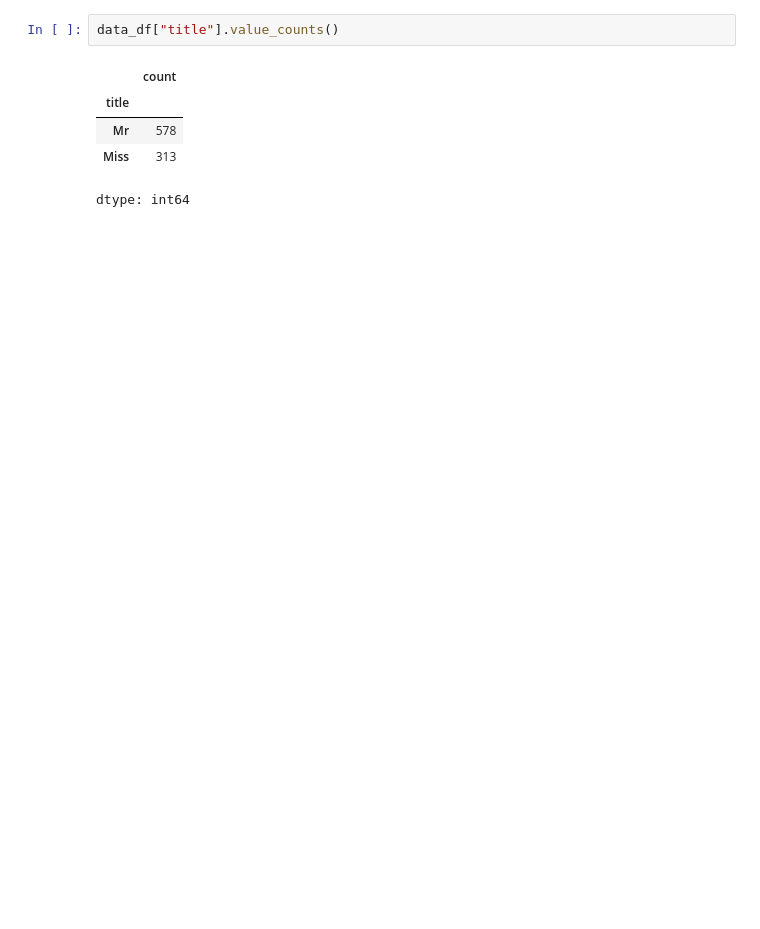
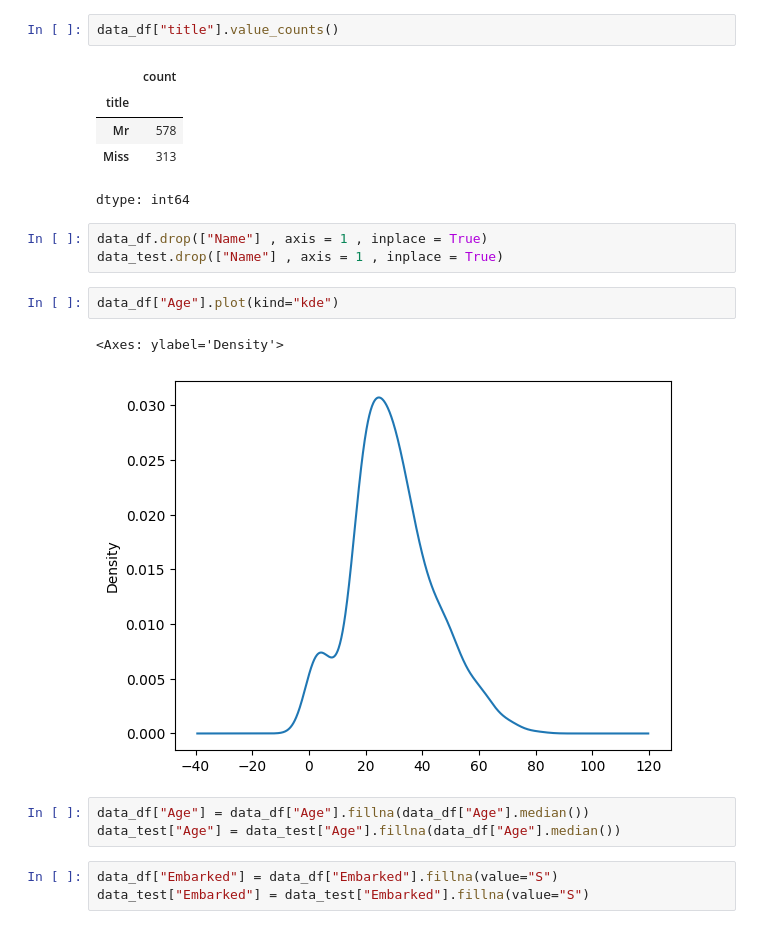
Before and after one commit to Vishalkumar800/Titanic-Dataset-Cleaning-and-EDA-, a Jupyter notebook: complete_titanic_model_ai.ipynb, the cells around one changed output. Cells and saved outputs as stored; diff of their text form; blank space fills up the shorter version.

```diff
--- a/complete_titanic_model_ai.ipynb
+++ b/complete_titanic_model_ai.ipynb
@@ -262,3 +273,17 @@ data_df["title"].value_counts()
 | Mr | 578 |
 | Miss | 313 |
 dtype: int64
+# %%
+data_df.drop(["Name"] , axis = 1 , inplace = True)
+data_test.drop(["Name"] , axis = 1 , inplace = True)
+# %%
+data_df["Age"].plot(kind="kde")
+# %% [output]
+<Axes: ylabel='Density'>
+[figure, added]
+# %%
+data_df["Age"] = data_df["Age"].fillna(data_df["Age"].median())
+data_test["Age"] = data_test["Age"].fillna(data_df["Age"].median())
+# %%
+data_df["Embarked"] = data_df["Embarked"].fillna(value="S")
+data_test["Embarked"] = data_test["Embarked"].fillna(value="S")
```
Also changed, not shown: parts of 25 cells of this notebook.
